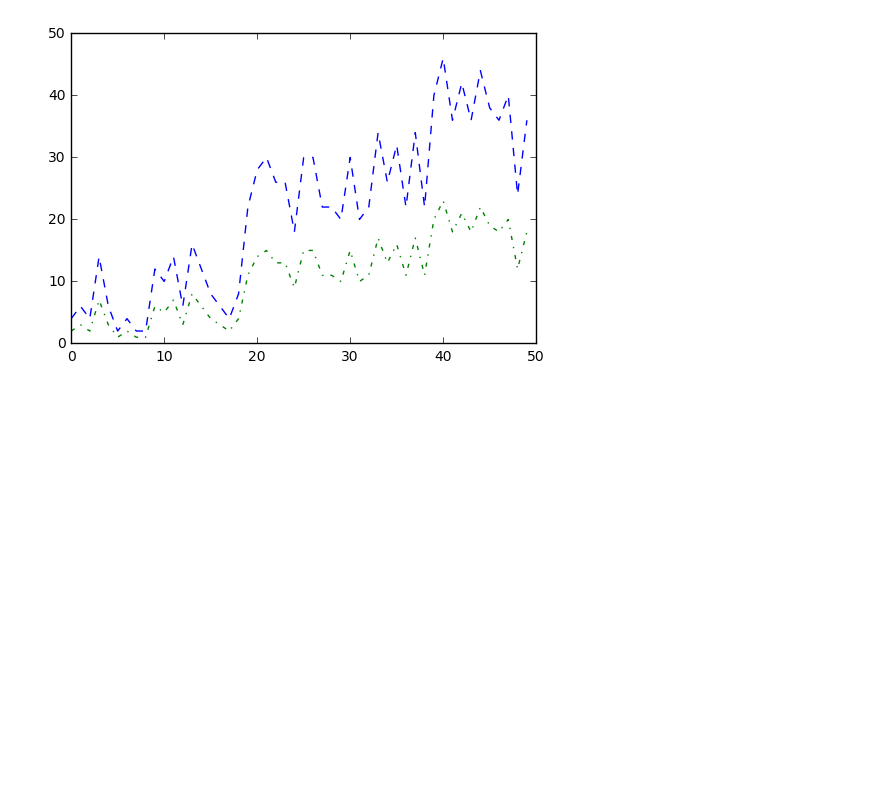
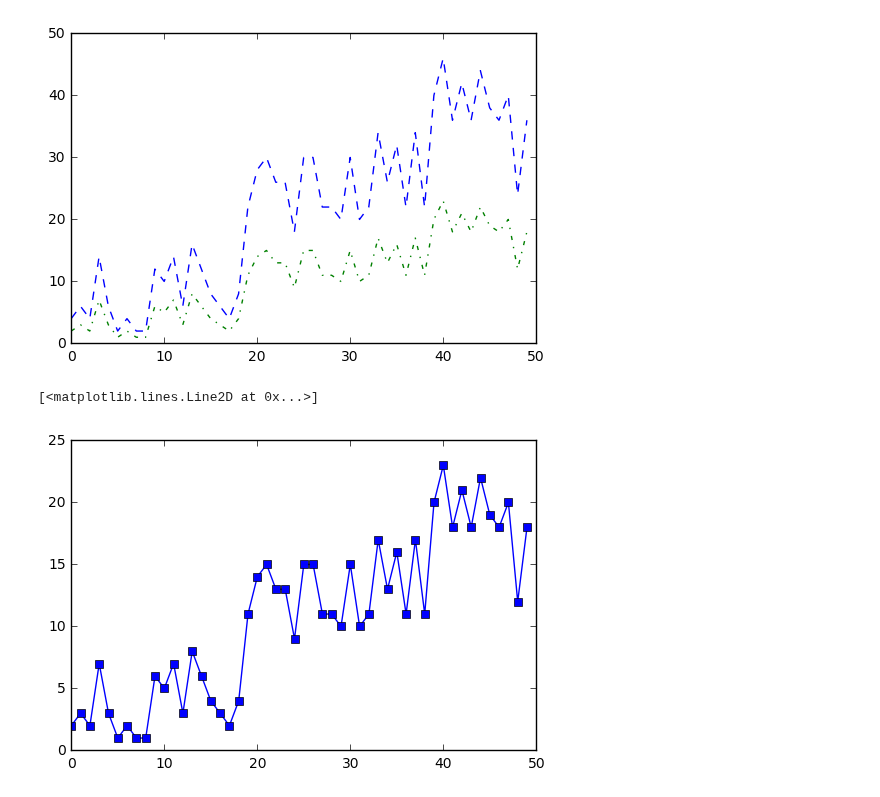
Before and after one commit to calculquebec/cq-formation-analyse-visualisation-python, a Jupyter notebook: Analyse et visualisation de donnees avec Python - Big Data 2016.ipynb, the cells around one changed output. Saved outputs shown, nothing was run; the diff lists cells and outputs as text; code cells hidden in the pictures; blank space fills up the shorter version.

```diff
--- a/Analyse et visualisation de donnees avec Python - Big Data 2016.ipynb
+++ b/Analyse et visualisation de donnees avec Python - Big Data 2016.ipynb
@@ -764,0 +763,5 @@ pl
+# %%
+plt.plot(plot_data, marker='s')
+# %% [output]
+[<matplotlib.lines.Line2D at 0x...>]
+[figure, added]
```
Also changed, not shown: parts of 4 cells of this notebook.
